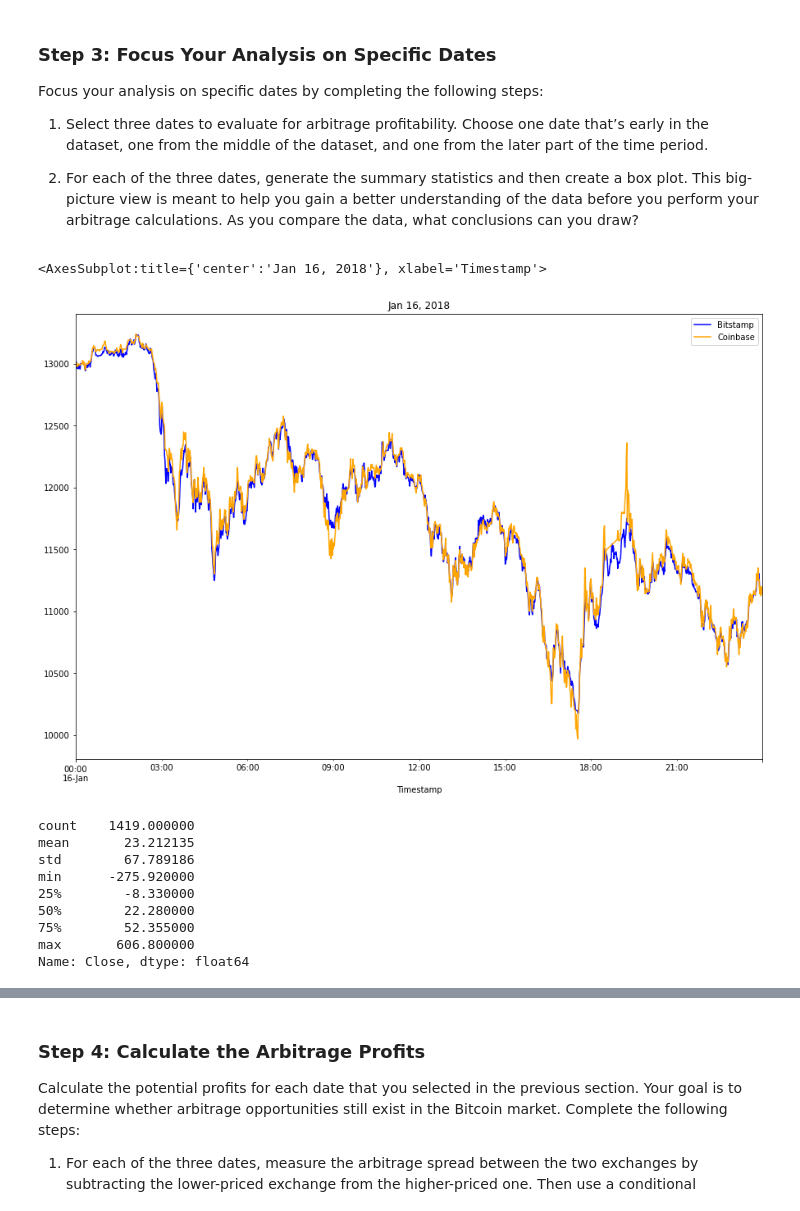
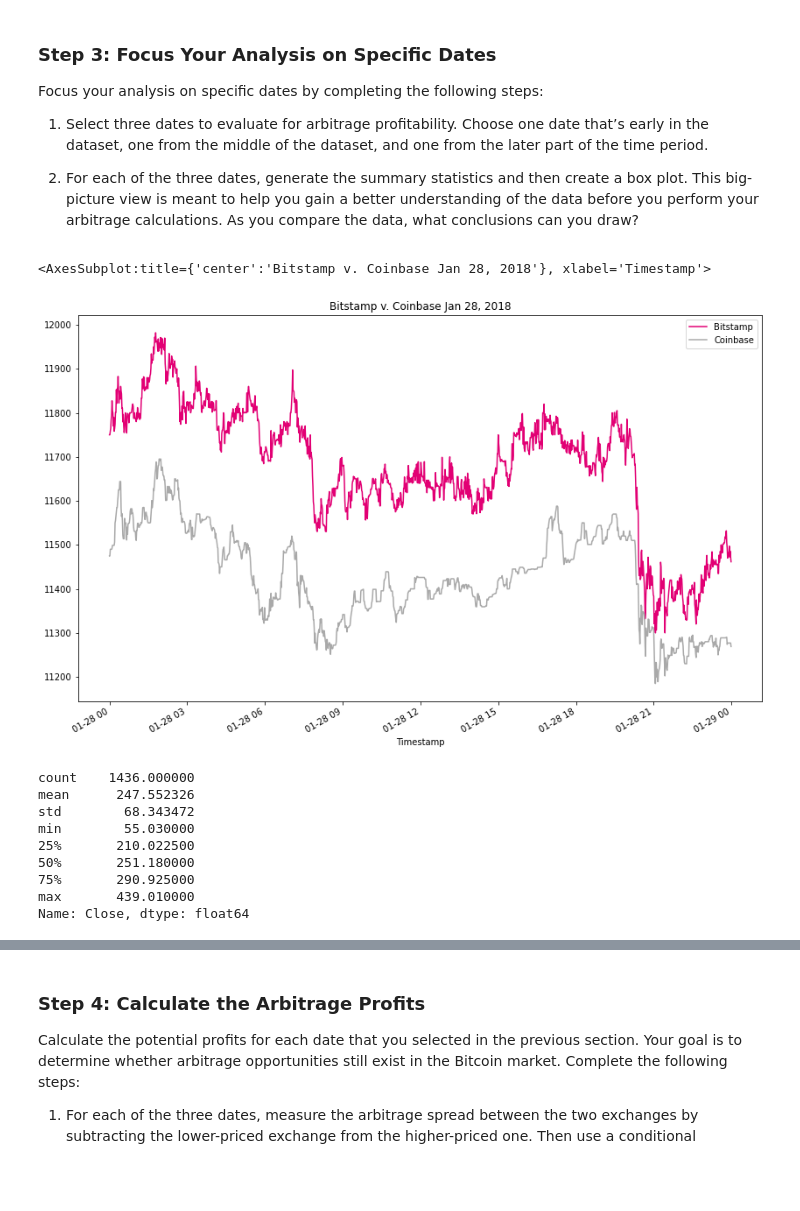
Before and after one commit to rjohnson617/Crypto_Arbitrage, a Jupyter notebook: crypto_arbitrage.ipynb, the cells around one changed output, grey strips where cells are left out. Drawn from its saved outputs; the diff is of its cells as text; code cells hidden in the pictures; blank space fills up the shorter version.

```diff
--- a/crypto_arbitrage.ipynb
+++ b/crypto_arbitrage.ipynb
@@ -241,8 +241,8 @@ Select the data you want to analyze. Use `loc` or `iloc` to select the following
 * Close
 # %%
 # Use loc or iloc to select `Timestamp (the index)` and `Close` from bitstamp DataFrame
-bitstamp_sliced = # YOUR CODE HERE
+bitstamp_sliced = bitstamp.loc[:, "Close"]
 
 # Review the first five rows of the DataFrame
-# YOUR CODE HERE
+bitstamp_sliced.head()
 # %% [output]
@@ -256,7 +256,7 @@ bitstamp_sliced = # YOUR CODE HERE
 # %%
 # Use loc or iloc to select `Timestamp (the index)` and `Close` from coinbase DataFrame
-coinbase_sliced = # YOUR CODE HERE
+coinbase_sliced = coinbase.loc[:, "Close"]
 
 # Review the first five rows of the DataFrame
-# YOUR CODE HERE
+coinbase_sliced.head()
 # %% [output]
@@ -358,26 +361,29 @@ Focus your analysis on specific dates by completing the following steps:
 # %%
 # Create an overlay plot that visualizes the two dataframes over a period of one day early in the dataset.
 # Be sure that the plots include the parameters `legend`, `figsize`, `title`, `color` and `label`
-# YOUR CODE HERE
+bitstamp_lower = bitstamp_sliced.loc['2018-01-28']
+coinbase_lower = coinbase_sliced.loc['2018-01-28']
+bitstamp_lower.plot(legend=True, figsize=(14,9), title="Bitstamp v. Coinbase Jan 28, 2018", color="#e20074", label="Bitstamp")
+coinbase_lower.plot(legend=True, figsize=(14,9), color="#a9a9a9", label="Coinbase")
 # %% [output]
-<AxesSubplot:title={'center':'Jan 16, 2018'}, xlabel='Timestamp'>
+<AxesSubplot:title={'center':'Bitstamp v. Coinbase Jan 28, 2018'}, xlabel='Timestamp'>
-[figure, old version]
+[figure, new version]
 # %%
 # Using the early date that you have selected, calculate the arbitrage spread
 # by subtracting the bitstamp lower closing prices from the coinbase higher closing prices
-arbitrage_spread_early = # YOUR CODE HERE
+arbitrage_spread_early = bitstamp_lower - coinbase_lower
 
 # Generate summary statistics for the early DataFrame
-# YOUR CODE HERE
+arbitrage_spread_early.describe()
 # %% [output]
-count    1419.000000
-mean       23.212135
-std        67.789186
-min      -275.920000
-25%        -8.330000
-50%        22.280000
-75%        52.355000
-max       606.800000
+count    1436.000000
+mean      247.552326
+std        68.343472
+min        55.030000
+25%       210.022500
+50%       251.180000
+75%       290.925000
+max       439.010000
 Name: Close, dtype: float64
 # %%
 # Visualize the arbitrage spread from early in the dataset in a box plot
```
Also changed, not shown: parts of 40 cells of this notebook.
